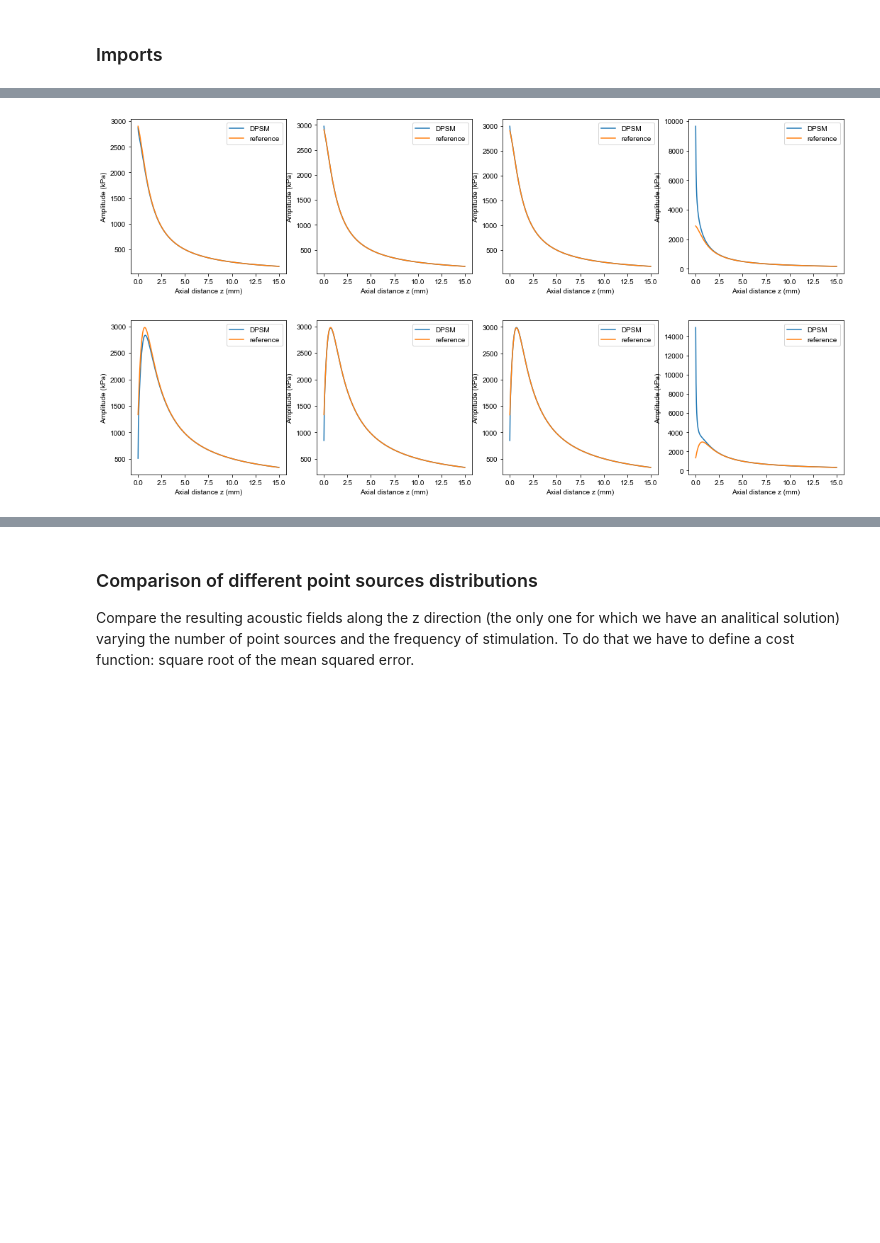
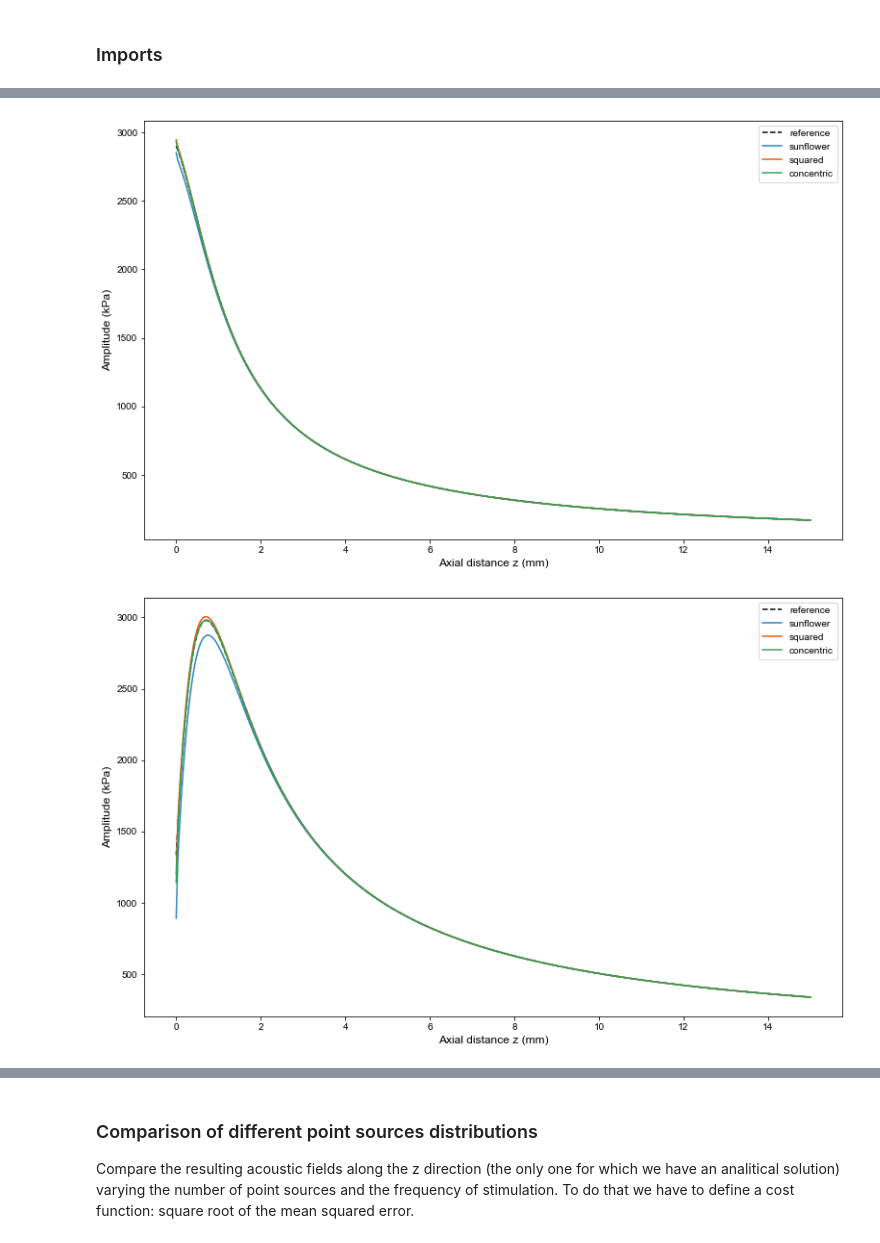
Before and after one commit to tjjlemaire/MorphoSONIC, a Jupyter notebook: notebooks/2D ultrasound propagation - planar circular transducer.ipynb, the cells around one changed output, grey strips where cells are left out. Saved outputs shown, nothing was run; the diff lists cells and outputs as text; code cells hidden in the pictures; blank space fills up the shorter version.

```diff
--- a/notebooks/2D ultrasound propagation - planar circular transducer.ipynb
+++ b/notebooks/2D ultrasound propagation - planar circular transducer.ipynb
@@ -37,8 +37,9 @@ c = 1490.0                       # medium speed of sound (m/s) as in Yanagita et
 rho = 1e3                        # medium density (kg/m3)
 r_tr = (2.54e-3) / 2             # transducer radius (m)
 x0 = 0                           # transducer location x-axis (m)
+y0 = 0                           # transducer location y-axis (m)
 z0 = 0                           # transducer location z-axis (m)
 freqs = [0.5e6, 1e6, 2e6, 5e6]   # US frequencies
 fref = freqs[0]
-psources = {Fdrive: PlanarDiskTransducerSource(x0, z0, Fdrive, rho=rho, c=c, r=r_tr) for Fdrive in freqs}
+psources = {Fdrive: PlanarDiskTransducerSource(x0, y0, z0, Fdrive, rho=rho, c=c, r=r_tr) for Fdrive in freqs}
 # %% [markdown]
@@ -56,26 +55,22 @@ We also add the linear distribution to analyse similarities and differences.
 At first, we plot the spatial distributions of the point sources. Then, we compare the DPSM resulting acoustic pressures with the analitical solution of the Rayleigh integral for the z-axis (the analitcal solution for the circular transducer is available only for the z axis, the one perpendicular to the transducer surface).
 # %%
-m = 400            # Number of point sources
+m = 600            # Number of point sources
 
 # Simulate the point sources distributions
 xs, ys = psources[fref].DPSM_sunflowersources(m)    # Sunflower
 xq, yq = psources[fref].DPSM_squaredsources(m)      # Squared
 xc, yc = psources[fref].DPSM_concentricsources(m)   # Concentric
-xl, yl = psources[fref].DPSM_linearsources(m)       # Linear
 # Plot the point sources distributions
-fig, axes = plt.subplots(1, 4, figsize=(18,4))
+fig, axes = plt.subplots(1, 3, figsize=(14,4))
 ax = axes[0]
 ax.set_title('Sunflower distribution')
-ax.plot(xs * 1e3, ys * 1e3,'o')
+ax.plot(xs * 1e3, ys * 1e3, 'o', markersize = 4)
 ax = axes[1]
 ax.set_title('Squared distribution')
-ax.plot(xq * 1e3, yq * 1e3,'o')
+ax.plot(xq * 1e3, yq * 1e3, 'o', markersize = 4)
 ax = axes[2]
 ax.set_title('Concentric distribution')
-ax.plot(xc * 1e3, yc * 1e3,'o')
-ax = axes[3]
-ax.set_title('Linear distribution')
-ax.plot(xl,yl,'o')
+ax.plot(xc * 1e3, yc * 1e3, 'o', markersize = 4)
 for ax in axes:
     ax.set_xlabel('x (mm)')
     ax.set_ylabel('y (mm)')
@@ -89,30 +86,23 @@ z = np.linspace(0, 0.015, n)  # m
 # %%
+m=800
+colors = plt.get_cmap('tab20c').colors
+
 for freq, psource in psources.items():
 
     refamps = psource.normalAxisAmp (z, u_z)
 
-    samps = psource.DPSM (x, z, u_z, m, 'sunflower')
-    qamps = psource.DPSM (x, z, u_z, m, 'squared')
-    camps = psource.DPSM (x, z, u_z, m, 'concentric')
-    lamps = psource.DPSM (x, z, u_z, m, 'linear')
+    samps = psource.DPSM2d (x, z, u_z, m, 'sunflower')
+    qamps = psource.DPSM2d (x, z, u_z, m, 'squared')
+    camps = psource.DPSM2d (x, z, u_z, m, 'concentric')
 
-    fig, axes = plt.subplots(1, 4, figsize=(18, 4))
-    ax = axes[0]
-    ax.plot(z * 1e3, samps[int(x.size / 2), :] * 1e-3, label='DPSM')
-    ax.plot(z * 1e3, refamps * 1e-3, label='reference')
-    ax = axes[1]
-    ax.plot(z * 1e3, qamps[int(x.size / 2), :] * 1e-3, label='DPSM')
-    ax.plot(z * 1e3, refamps * 1e-3, label='reference')
-    ax = axes[2]
-    ax.plot(z * 1e3, camps[int(x.size / 2), :] * 1e-3, label='DPSM')
-    ax.plot(z * 1e3, refamps * 1e-3, label='reference')
-    ax = axes[3]
-    ax.plot(z * 1e3, lamps[int(x.size / 2), :] * 1e-3, label='DPSM')
-    ax.plot(z * 1e3, refamps * 1e-3, label='reference')
-    for ax in axes:
-        ax.set_xlabel('Axial distance z (mm)')
-        ax.set_ylabel('Amplitude (kPa)')
-        ax.legend()
+    fig, ax = plt.subplots(figsize=(13,8))
+    ax.plot(z * 1e3, refamps * 1e-3, label='reference', linestyle='dashed', color='black')
+    ax.plot(z * 1e3, samps[int(x.size / 2), :] * 1e-3, label='sunflower', color=colors[0])
+    ax.plot(z * 1e3, qamps[int(x.size / 2), :] * 1e-3, label='squared', color=colors[4])
+    ax.plot(z * 1e3, camps[int(x.size / 2), :] * 1e-3, label='concentric', color=colors[8])
+    ax.set_xlabel('Axial distance z (mm)', fontsize=12)
+    ax.set_ylabel('Amplitude (kPa)', fontsize=12)
+    ax.legend()
 # %% [output]
-[figure, old version]
+[figure, new version]
-[figure, old version]
+[figure, new version]
```
Also changed, not shown: parts of 28 cells of this notebook, 1 other file.
